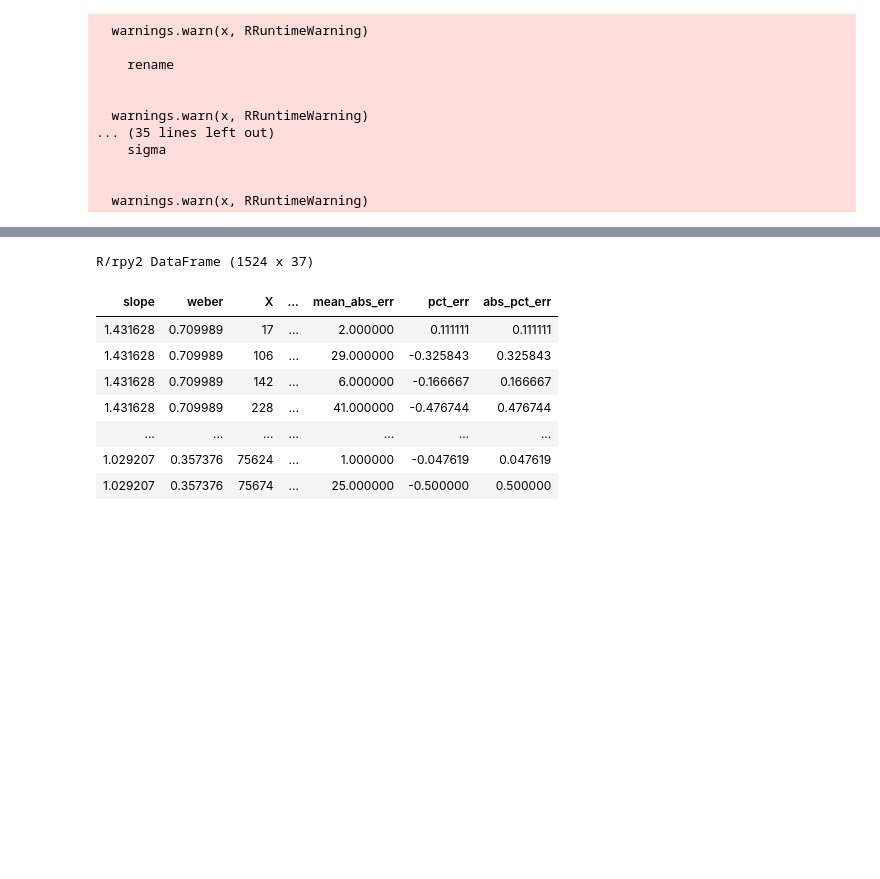
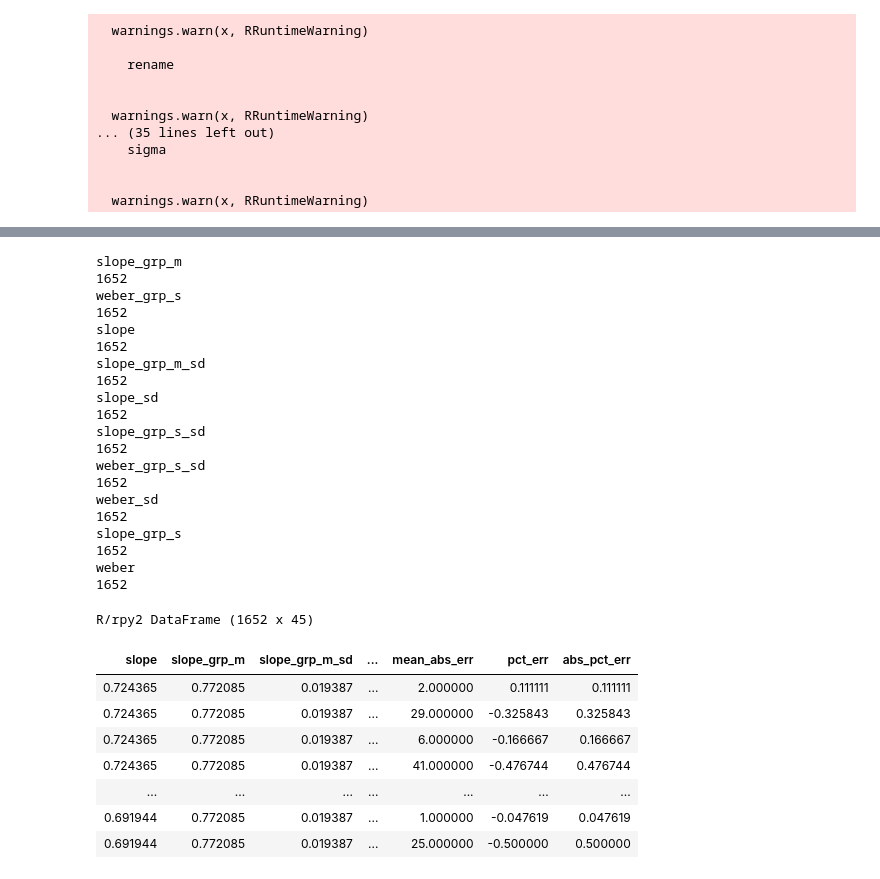
Before and after one commit to samcheyette/eye_tracker_counting, a Jupyter notebook: weber_estimation.ipynb, the cells around one changed output, grey strips where cells are left out. Saved outputs shown, nothing was run; the diff lists cells and outputs as text; code cells hidden in the pictures; blank space fills up the shorter version.

```diff
--- a/weber_estimation.ipynb
+++ b/weber_estimation.ipynb
@@ -92,7 +92,7 @@ data_resp <- data_resp_loc %>%
       mutate(belowX = mean(belowX)) %>%
       mutate(within_x = mean(within_x)) %>%
       mutate(nLooks=mean(nLooks)) %>%
-      mutate(within_x=mean(pInGaze**0.5)) %>%
+      #mutate(within_x=mean(pInGaze**0.2)) %>%
 
       mutate(within_x_tot = sum(within_x)) %>%
       mutate(nLooks = mean(nLooks)) %>%
@@ -204,37 +220,70 @@ weber__23_0  0.999831
 # %%
 summary_mean = summary["mean"]
+summary_sd = summary["sd"]
 
 vals = {}
 rownames = list(summary.index)
 for i in range(len(rownames)):
     rowname = rownames[i]
     rowname = rowname[:rowname.find("__")]
-    val = [summary_mean[i] for _ in range(len(range(ns[i%len(ns)])))]
+    if "grp" in rowname:
+        val = [summary_mean[i] for _ in range(len(data_resp))]
+        val_sd = [summary_sd[i] for _ in range(len(data_resp))]
+    else:
+        val = [summary_mean[i] for _ in range(ns[i%len(ns)])]
+        val_sd = [summary_sd[i] for _ in range(ns[i%len(ns)])]
 
     if rowname not in vals:
         vals[rowname] = copy.copy(val)
+        vals[rowname+"_sd"] = copy.copy(val_sd)
+
     else:
         vals[rowname] += copy.copy(val)
+        vals[rowname+"_sd"] += copy.copy(val_sd)
 
 
 summary_vals = {}
 for val in vals:
     summary_vals[val] = vals[val]
+    print(val)
+    print(len(vals[val]))
+
 
 summary_vals = pd.DataFrame(summary_vals)
+
 for i in data_resp:
     summary_vals[i] = data_resp[i]
 pandas2ri.py2ri(summary_vals)
 # %% [output]
-R/rpy2 DataFrame (1524 x 37)
+slope_grp_m
+1652
+weber_grp_s
+1652
+slope
+1652
+slope_grp_m_sd
+1652
+slope_sd
+1652
+slope_grp_s_sd
+1652
+weber_grp_s_sd
+1652
+weber_sd
+1652
+slope_grp_s
+1652
+weber
+1652
+R/rpy2 DataFrame (1652 x 45)
-| slope | weber | X | ... | mean_abs_err | pct_err | abs_pct_err |
-| 1.431628 | 0.709989 | 17 | ... | 2.000000 | 0.111111 | 0.111111 |
-| 1.431628 | 0.709989 | 106 | ... | 29.000000 | -0.325843 | 0.325843 |
-| 1.431628 | 0.709989 | 142 | ... | 6.000000 | -0.166667 | 0.166667 |
-| 1.431628 | 0.709989 | 228 | ... | 41.000000 | -0.476744 | 0.476744 |
+| slope | slope_grp_m | slope_grp_m_sd | ... | mean_abs_err | pct_err | abs_pct_err |
+| 0.724365 | 0.772085 | 0.019387 | ... | 2.000000 | 0.111111 | 0.111111 |
+| 0.724365 | 0.772085 | 0.019387 | ... | 29.000000 | -0.325843 | 0.325843 |
+| 0.724365 | 0.772085 | 0.019387 | ... | 6.000000 | -0.166667 | 0.166667 |
+| 0.724365 | 0.772085 | 0.019387 | ... | 41.000000 | -0.476744 | 0.476744 |
 | ... | ... | ... | ... | ... | ... | ... |
-| 1.029207 | 0.357376 | 75624 | ... | 1.000000 | -0.047619 | 0.047619 |
-| 1.029207 | 0.357376 | 75674 | ... | 25.000000 | -0.500000 | 0.500000 |
+| 0.691944 | 0.772085 | 0.019387 | ... | 1.000000 | -0.047619 | 0.047619 |
+| 0.691944 | 0.772085 | 0.019387 | ... | 25.000000 | -0.500000 | 0.500000 |
 # %%
 %%R -i summary_vals summary
 
```
Also changed, not shown: parts of 3 cells of this notebook, 8 other files.
